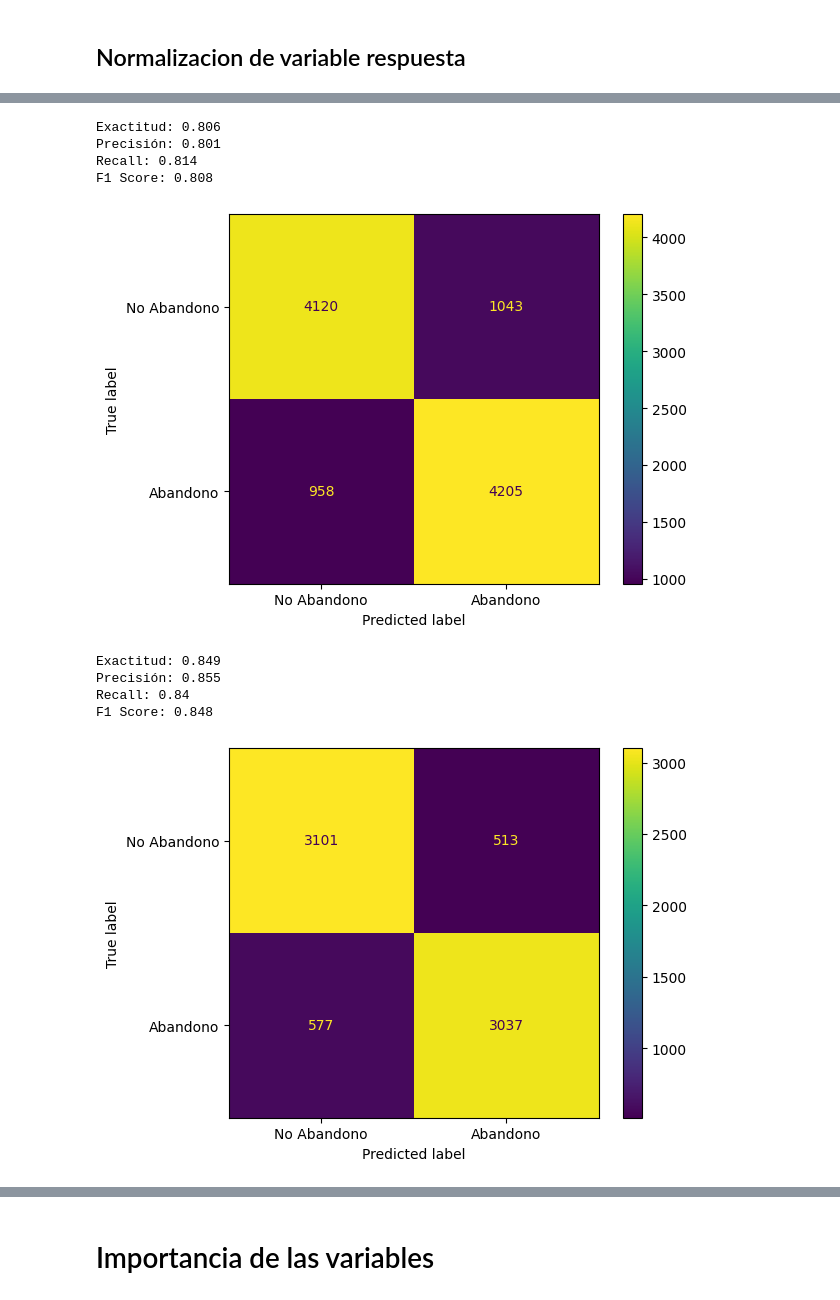
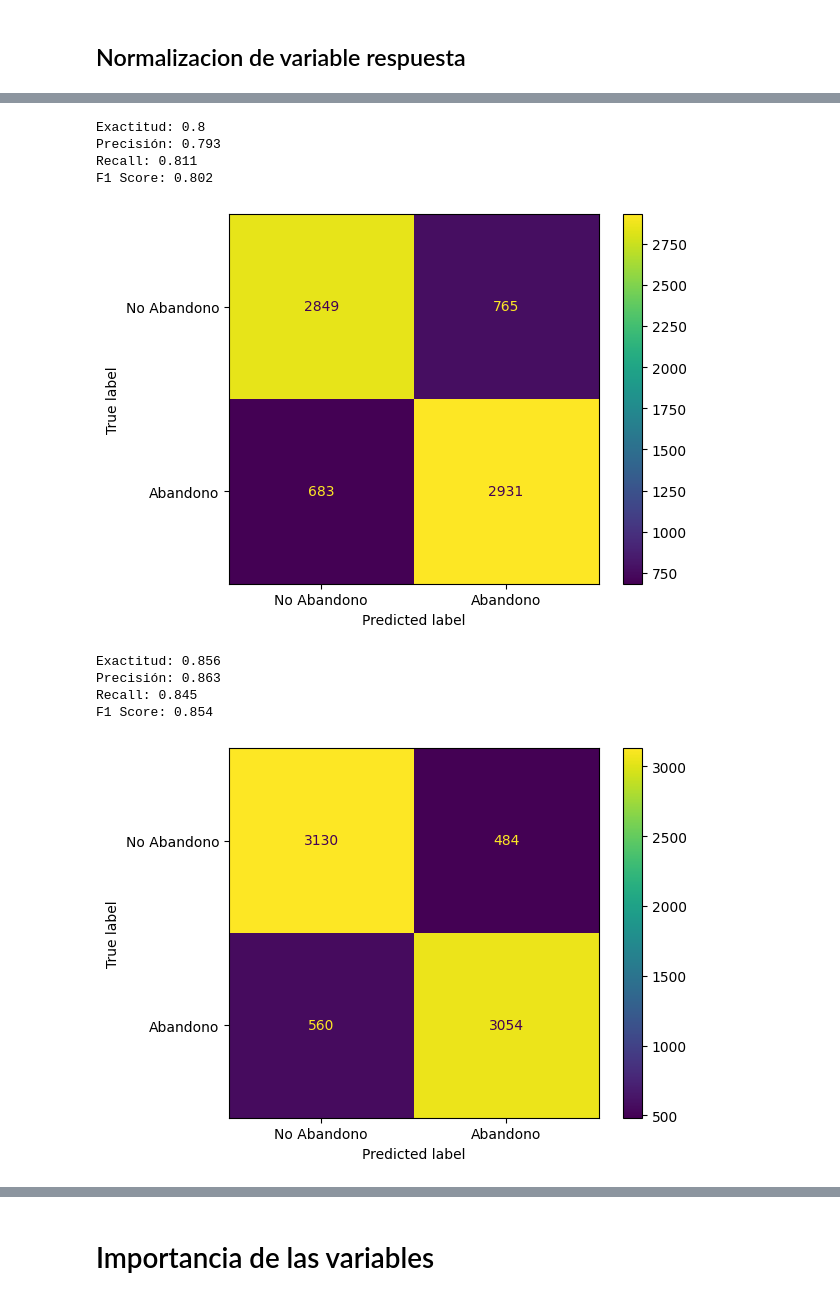
Before and after one commit to ErikGzz03TEC/Challenge_Telecom_X_parte_2, a Jupyter notebook: Challenge_TelecomX_2.ipynb, the cells around one changed output, grey strips where cells are left out. Drawn from its saved outputs; the diff is of its cells as text; code cells hidden in the pictures.

```diff
--- a/Challenge_TelecomX_2.ipynb
+++ b/Challenge_TelecomX_2.ipynb
@@ -402,6 +402,3 @@ display(vif_resultados[vif_resultados['VIF'] > 5])
 # %%
 from sklearn.model_selection import train_test_split
 from imblearn.over_sampling import SMOTE
-# %%
-oversampling = SMOTE(random_state= 5)
-X_df, y = oversampling.fit_resample(X_df,y)
@@ -419,8 +409,8 @@ X_val, X_test, y_val, y_test = train_test_split(X_temp, y_temp, test_size=0.50,
 # %% [markdown]
 ## Normalizacion de variable respuesta
 # %%
-# oversampling = SMOTE(random_state= 5)
-# X_train_balanceada, y_train_balanceada = oversampling.fit_resample(X_train,y_train)
+oversampling = SMOTE(random_state= 5)
+X_train_balanceada, y_train_balanceada = oversampling.fit_resample(X_train,y_train)
 # %%
 from sklearn.ensemble import RandomForestClassifier
 from sklearn.linear_model import LogisticRegression
@@ -455,22 +445,22 @@ modelo_arbol = DecisionTreeClassifier(random_state= 5)
 y_pred_cv_arbol = cross_val_predict(modelo_arbol,X_train_balanceada,y_train_balanceada, cv = skf)
 resultados_arbol = evaluacion_modelos(y_train_balanceada,y_pred_cv_arbol)
 # %% [output]
-Exactitud: 0.806
-Precisión: 0.801
-Recall: 0.814
-F1 Score: 0.808
+Exactitud: 0.8
+Precisión: 0.793
+Recall: 0.811
+F1 Score: 0.802
-[figure, old version]
+[figure, new version]
 # %%
 modelo_rf = RandomForestClassifier(random_state= 5)
-y_pred_cv_rf = cross_val_predict(modelo_rf, X_train, y_train, cv = skf)
+y_pred_cv_rf = cross_val_predict(modelo_rf, X_train_balanceada, y_train_balanceada, cv = skf)
 
-resultados_random = evaluacion_modelos(y_train,y_pred_cv_rf)
+resultados_random = evaluacion_modelos(y_train_balanceada,y_pred_cv_rf)
 # %% [output]
-Exactitud: 0.849
-Precisión: 0.855
-Recall: 0.84
-F1 Score: 0.848
+Exactitud: 0.856
+Precisión: 0.863
+Recall: 0.845
+F1 Score: 0.854
-[figure, old version]
+[figure, new version]
 # %%
 modelo_knn = KNeighborsClassifier()
 y_pred_cv_knn = cross_val_predict(modelo_knn, X_train_balanceada, y_train_balanceada, cv = skf)
```
Also changed, not shown: parts of 18 cells of this notebook.
